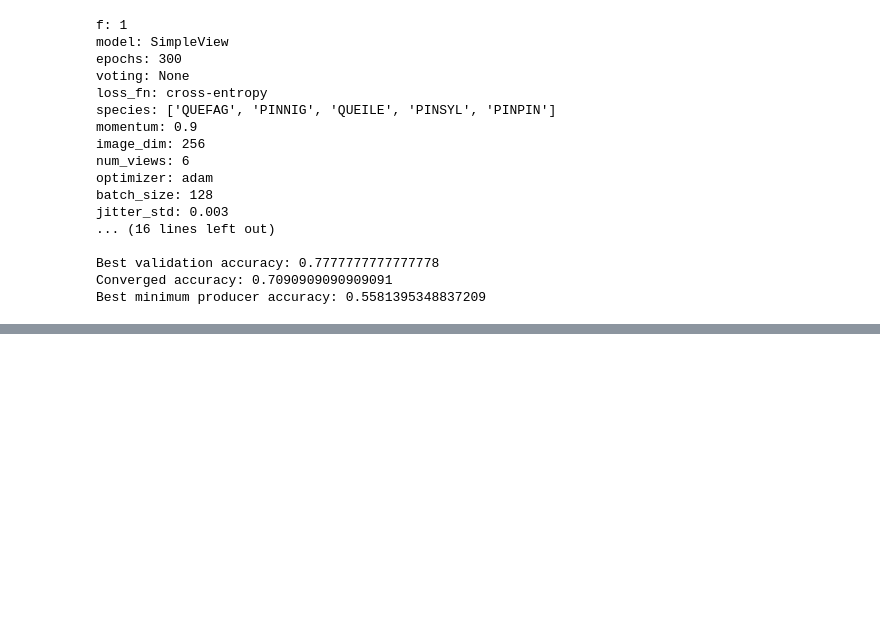
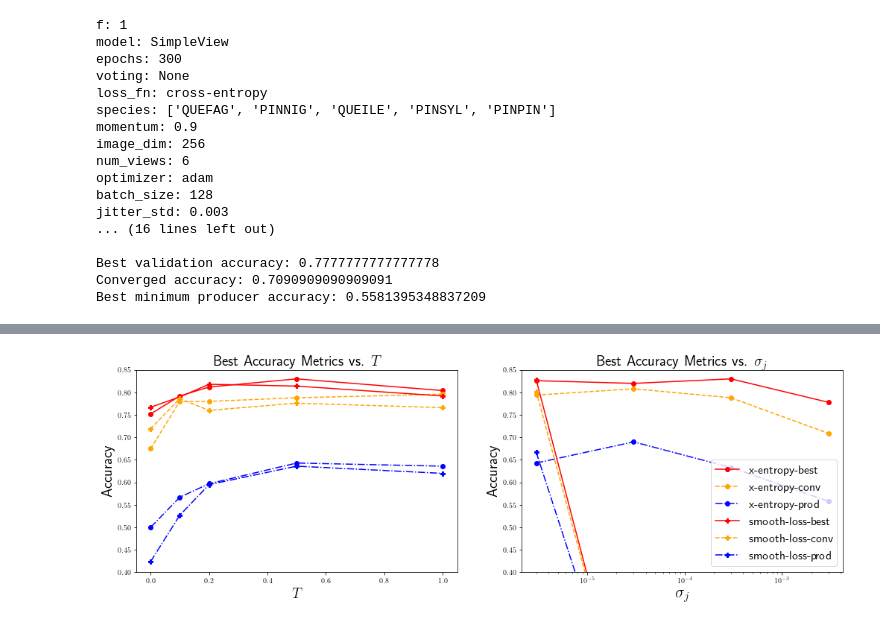
Before and after one commit to mataln/laser-trees, a Jupyter notebook: notebooks/tmp.ipynb, the cells around one changed output, grey strips where cells are left out. Cells and saved outputs as stored; diff of their text form; code cells hidden in the pictures; blank space fills up the shorter version.

```diff
--- a/notebooks/tmp.ipynb
+++ b/notebooks/tmp.ipynb
@@ -105,0 +144,38 @@ Text(0.5, 1.0, 'Best Accuracy Metrics vs. $T$')
+# %%
+fig, ax = plt.subplots(1,2, figsize=(17,5))
+
+#LHS=================================~
+df.plot(ax=ax[0], color=hue)
+
+for i, line in enumerate(ax[0].get_lines()):
+    line.set_marker(markers[i])
+    line.set_linestyle(linestyles[i])
+
+axFont = 20
+tFont = 20
+ax[0].set_ylabel('Accuracy', size=axFont)
+ax[0].set_xlabel('$T$', size=axFont)
+ax[0].set_title('Best Accuracy Metrics vs. $T$', size=tFont)
+ax[0].get_legend().remove()
+ax[0].set_ylim(0.4,0.85)
+
+
+#RHS=================================
+df2.plot(ax=ax[1], color=hue)
+
+for i, line in enumerate(ax[1].get_lines()):
+    line.set_marker(markers[i])
+    line.set_linestyle(linestyles[i])
+
+
+ax[1].set_ylabel(r'Accuracy', size=axFont)
+ax[1].set_xlabel(r'$\sigma_j$', size=axFont+2)
+ax[1].set_title(r'Best Accuracy Metrics vs. $\sigma_j$', size=tFont)
+ax[1].set_xscale('log')
+ax[1].legend(loc='lower right', fontsize=16)
+ax[1].set_ylim(0.4,0.85)
+#ax[1].set_xticks([3e-5,3e-4,3e-3,3e-2])
+
+fig.savefig('fig.png', bbox_inches='tight')
+# %% [output]
+[figure, added]
```
Also changed, not shown: parts of 3 cells of this notebook.
